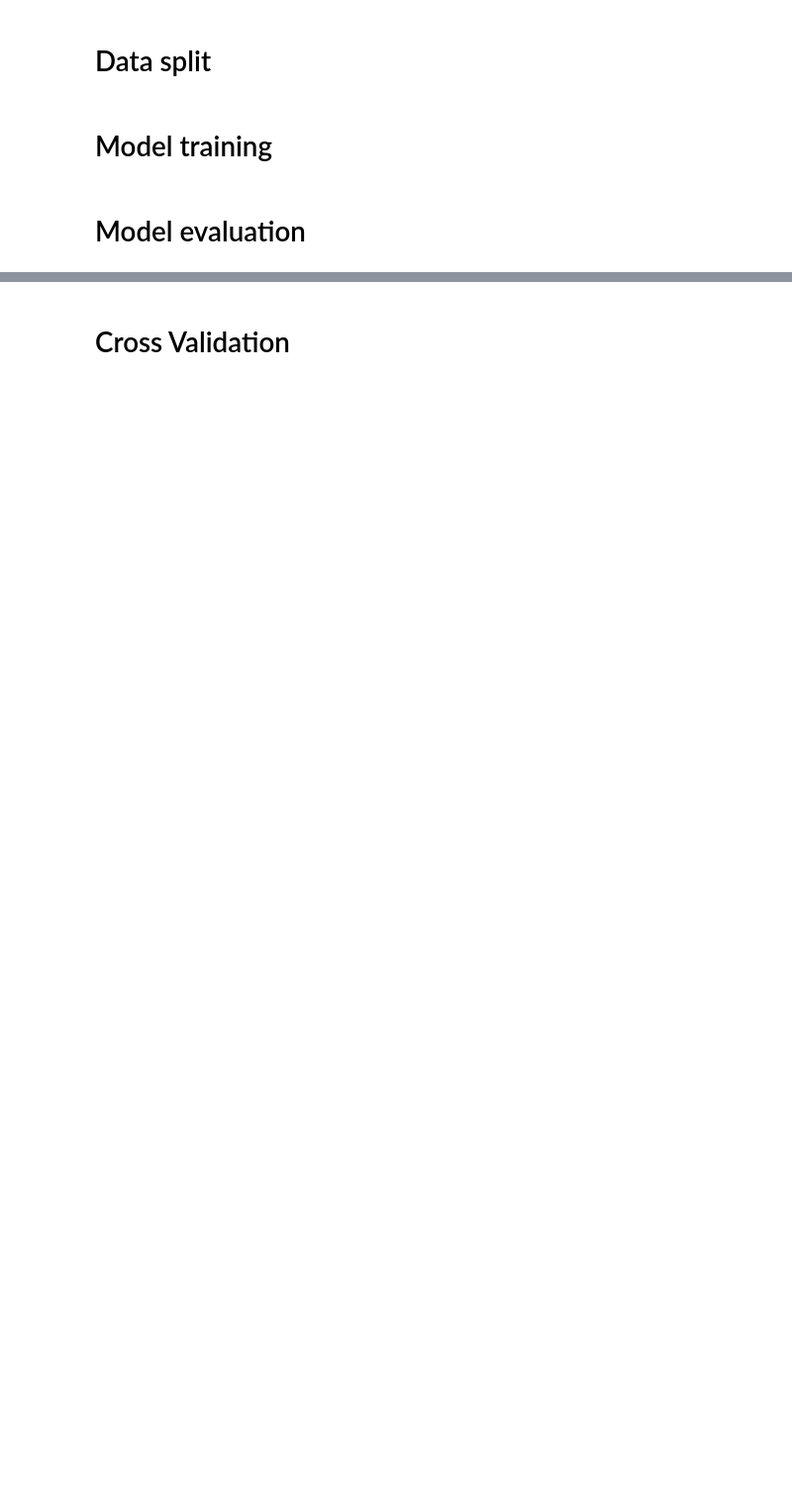
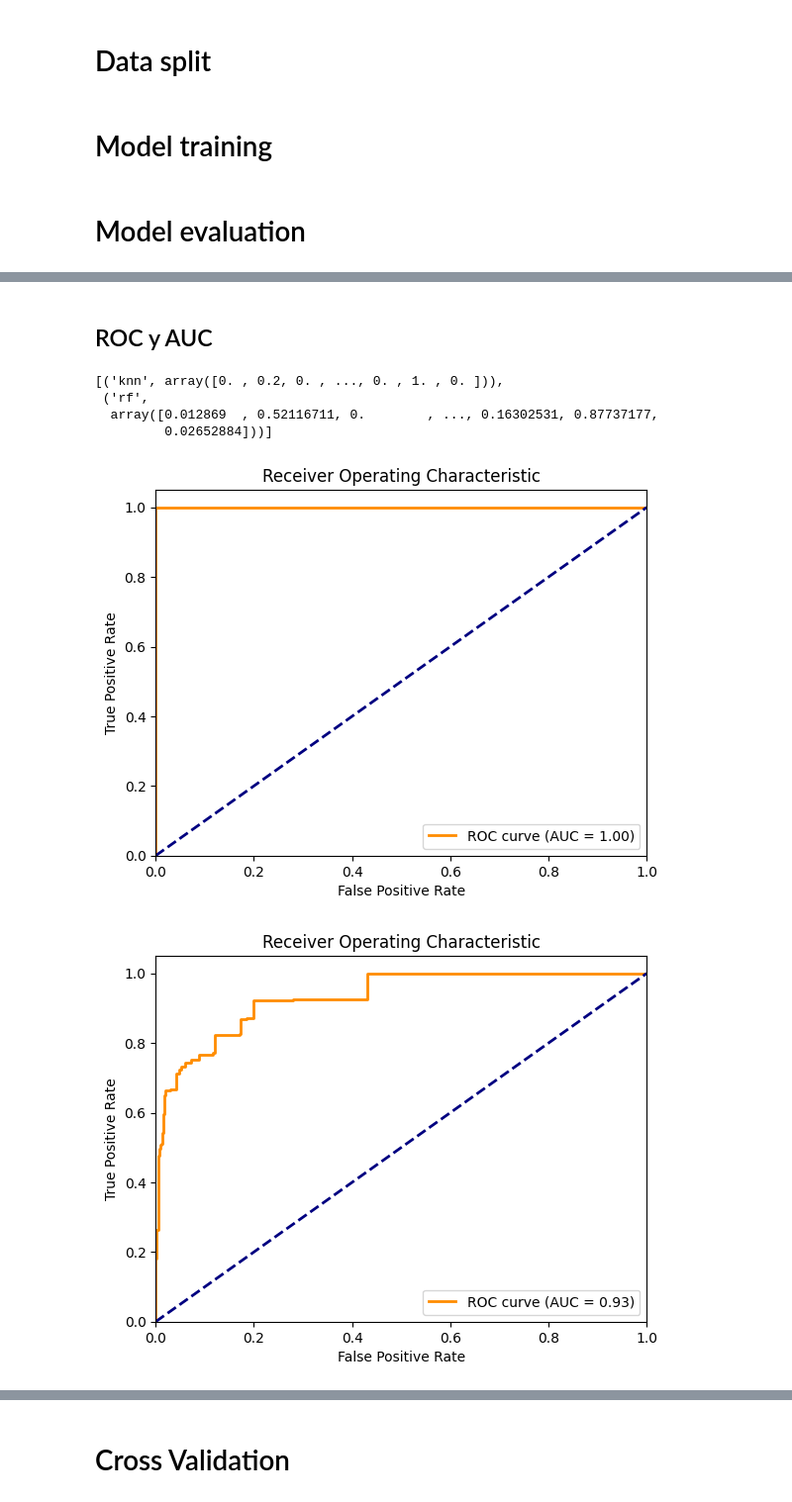
Before and after one commit to diegfernv/mk_numerical_representation, a Jupyter notebook: notebooks/2-TrainingML.ipynb, the cells around one changed output, grey strips where cells are left out. Shown at 99% size. Saved outputs shown, nothing was run; the diff lists cells and outputs as text; code cells hidden in the pictures; blank space fills up the shorter version.

```diff
--- a/notebooks/2-TrainingML.ipynb
+++ b/notebooks/2-TrainingML.ipynb
@@ -12,10 +15,10 @@ from joblib import dump
 class Models():
     algorithms = [
         ("knn", KNeighborsClassifier()),
-        ("dt", DecisionTreeClassifier()),
-        ("svm", SVC()),
+        #("dt", DecisionTreeClassifier()),
+        #("svm", SVC()),
         ("rf", RandomForestClassifier()),
-        ("ada", AdaBoostClassifier())
+        #("ada", AdaBoostClassifier())
     ]
 
     def train_all(self, data, response):
@@ -31,6 +34,14 @@ class Models():
 
         for name, model in self.algorithms:
             predictions.append((name, model.predict(X_val)))
+
+        return predictions
+
+    def predict_proba(self, X_val):
+        predictions = []
+
+        for name, model in self.algorithms:
+            predictions.append((name, model.predict_proba(X_val)[::,1]))
 
         return predictions
 
@@ -65,5 +76,5 @@ class Models():
 # %% [markdown]
 # Data load
 # %%
-df = pd.read_csv('../data/human_dataset_fft.csv')
+df = pd.read_csv('../data/encoded/fft_ANDN920101.csv')
 df.head()
@@ -89,0 +113,29 @@ metrics
+# %% [markdown]
+## ROC y AUC
+# %%
+predictions = models_instance.predict_proba(X_test)
+predictions
+# %% [output]
+[('knn', array([0. , 0.2, 0. , ..., 0. , 1. , 0. ])),
+ ('rf',
+  array([0.012869  , 0.52116711, 0.        , ..., 0.16302531, 0.87737177,
+         0.02652884]))]
+# %%
+for name, y_pred in predictions:
+
+    fpr, tpr, thresholds = roc_curve(y, y_pred)
+    roc_auc = auc(fpr, tpr)
+
+    plt.figure()
+    plt.plot(fpr, tpr, color='darkorange', lw=2, label=f'ROC curve (AUC = {roc_auc:.2f})')
+    plt.plot([0, 1], [0, 1], color='navy', lw=2, linestyle='--')  # Diagonal line
+    plt.xlim([0.0, 1.0])
+    plt.ylim([0.0, 1.05])
+    plt.xlabel('False Positive Rate')
+    plt.ylabel('True Positive Rate')
+    plt.title('Receiver Operating Characteristic')
+    plt.legend(loc='lower right')
+    plt.show()
+# %% [output]
+[figure, added]
+[figure, added]
```
Also changed, not shown: parts of 6 cells of this notebook, 12 other files.
